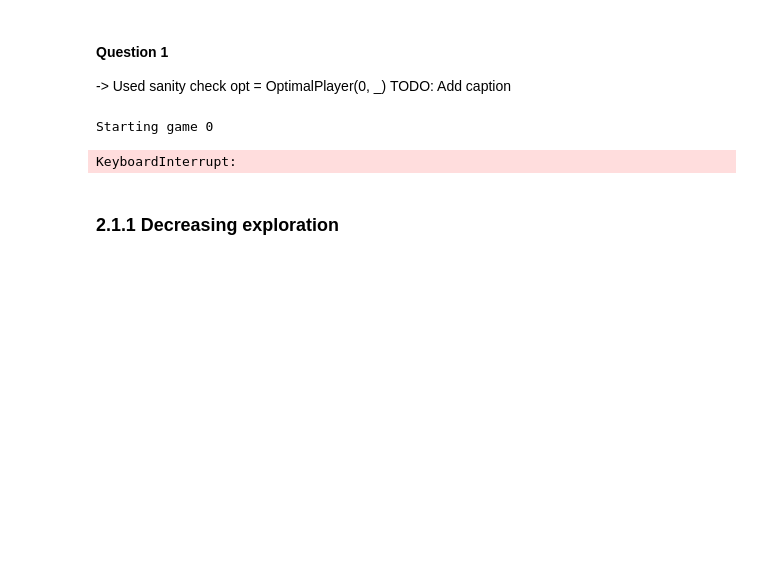
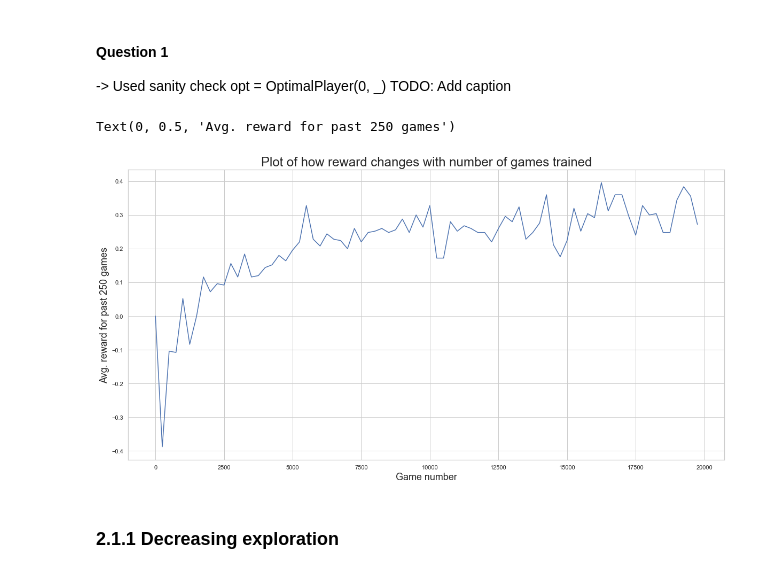
Before and after one commit to olavforland/ANN_Miniproject, a Jupyter notebook: tic_tac_toe.ipynb, the cells around one changed output. Drawn from its saved outputs; the diff is of its cells as text; code cells hidden in the pictures; blank space fills up the shorter version.

```diff
--- a/tic_tac_toe.ipynb
+++ b/tic_tac_toe.ipynb
@@ -381,7 +381,7 @@ def test(Q, rand, e=0):
 # This is more efficient, as several state-action pairs can lead to the same afterstate (Sutton & Barto, 2018)
 def train(N, e=0.1, e_opt=0.5, compute_every=250, decrease_epsilon=False, dec_factor=1,
           compute_tests=False, use_deep_learning=False, policy_net=None, target_net=None,
-          use_replay_buffer=False, memory=None):
+          use_replay_buffer=False, memory=None, itself=True):
     """ Function for training a policy Sarsa (TODO: Expand to other algorithm if needed) \n
         Params:
             N: Number of games, int
@@ -391,6 +391,7 @@ def train(N, e=0.1, e_opt=0.5, compute_every=250, decrease_epsilon=False, dec_fa
             decrease_epsilon: True if epsilon should be decreased each game, boolean
             dec_factor: Decreasing factor for epsilon, int
             compute_tests: True if M_opt and M_rand should be computed, boolean
+            itself: True if the algorithm should learn by playing itself
         Returns:
             three lists as a tuple. Training rewards, M_opt and m_rand,
             averaged over buckets of size compute_every
@@ -455,7 +456,12 @@ def train(N, e=0.1, e_opt=0.5, compute_every=250, decrease_epsilon=False, dec_fa
 
             # Optimal algorithm's turn
             else:
-                A = opt.act(S.grid)
+                if itself:
+                    A = choose_action(S, e, Q)
+                    state_action = encode(S, A)
+                    states.append(state_action)
+                else:
+                    A = opt.act(S.grid)
             # Store whether the action is valid
             valid_action = S.check_valid(A)
 
@@ -517,7 +523,7 @@ def train(N, e=0.1, e_opt=0.5, compute_every=250, decrease_epsilon=False, dec_fa
                 S.reset()
                 break
 
-    return avg_rewards, m_opt, m_rand, avg_losses
+    return avg_rewards, m_opt, m_rand, avg_losses, Q
 
 def plot_subplots(rows, cols, x, ys, hyperparam, suptitle,
                   xlabel, ylabel, labels=[], legend_title='', subtitle=''):
@@ -562,18 +568,18 @@ def plot_subplots(rows, cols, x, ys, hyperparam, suptitle,
 -> Used sanity check opt = OptimalPlayer(0, _)
 TODO: Add caption
 # %%
-rewards, _, _ = train(20000, e=0.1)
+rewards, _, _, _ = train(20000, e=0.1)
 
 fig = plt.figure(figsize=(20, 10))
 sns.set_theme(style='whitegrid')
 X = np.linspace(0, 19750, 20000 // 250)
-sns.lineplot(x=x, y=rewards)
+sns.lineplot(x=X, y=rewards)
 plt.title('Plot of how reward changes with number of games trained', fontsize=24)
 plt.xlabel('Game number', fontsize=18)
 plt.ylabel('Avg. reward for past 250 games', fontsize=18)
 # %% [output]
-Starting game 0
+Text(0, 0.5, 'Avg. reward for past 250 games')
-KeyboardInterrupt:
+[figure, added]
 # %% [markdown]
 ### 2.1.1 Decreasing exploration
 # %% [markdown]
```
Also changed, not shown: parts of 14 cells of this notebook.
